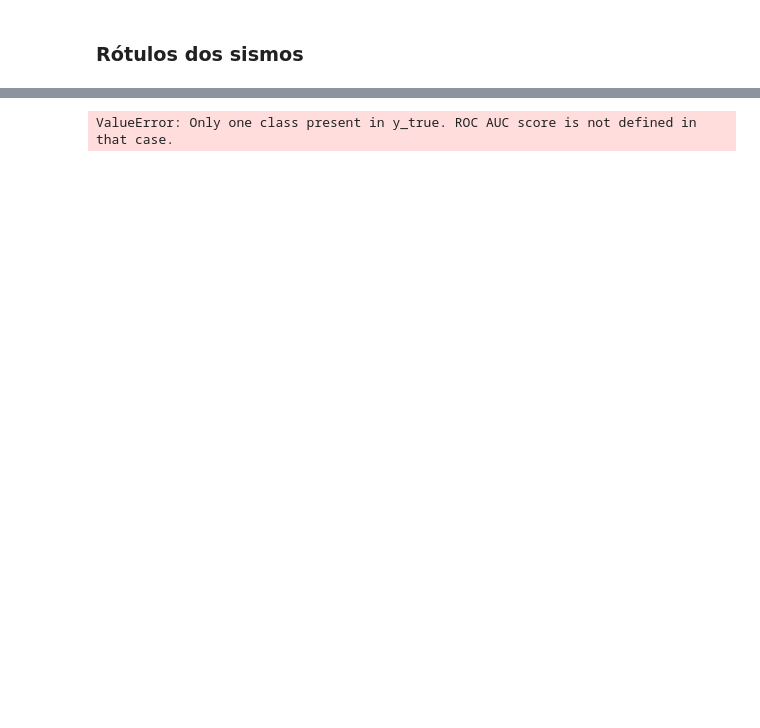
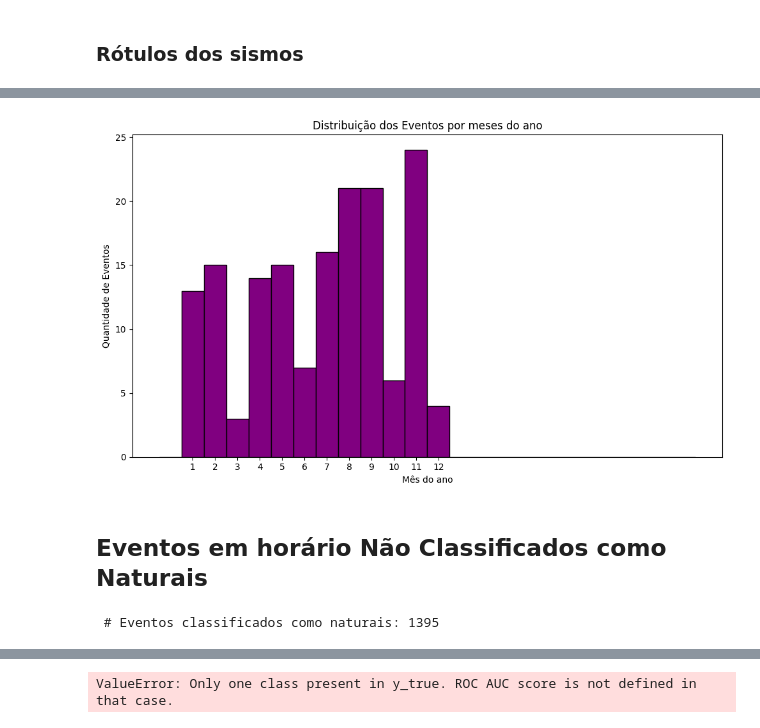
Before and after one commit to Gabriel-Goes/Sismologia_IPT, a Jupyter notebook: jupyternotebooks/validation.ipynb, the cells around one changed output, grey strips where cells are left out. Cells and saved outputs as stored; diff of their text form; code cells hidden in the pictures; blank space fills up the shorter version.

```diff
--- a/jupyternotebooks/validation.ipynb
+++ b/jupyternotebooks/validation.ipynb
@@ -481,0 +384,19 @@ ValueError: Only one class present in y_true. ROC AUC score is not defined in th
+# %%
+# Plotar o histograma por horas do dia
+plt.figure('months',figsize=(10, 6))
+plt.hist(antrop_months, bins=np.arange(0, 25) - 0.5, color='purple', edgecolor='black')
+plt.title('Distribuição dos Eventos por meses do ano')
+plt.xlabel('Mês do ano')
+plt.ylabel('Quantidade de Eventos')
+plt.xticks(np.arange(1, 13))
+plt.tight_layout()
+plt.show()
+# %% [output]
+[figure, added]
+# %% [markdown]
+## Eventos em horário Não Classificados como Naturais
+# %%
+natural_events = df[df['pred'] == 0]
+print(f' # Eventos classificados como naturais: {len(natural_events)}')
+# %% [output]
+ # Eventos classificados como naturais: 1395
```
Also changed, not shown: parts of 48 cells of this notebook, 12 other files.
